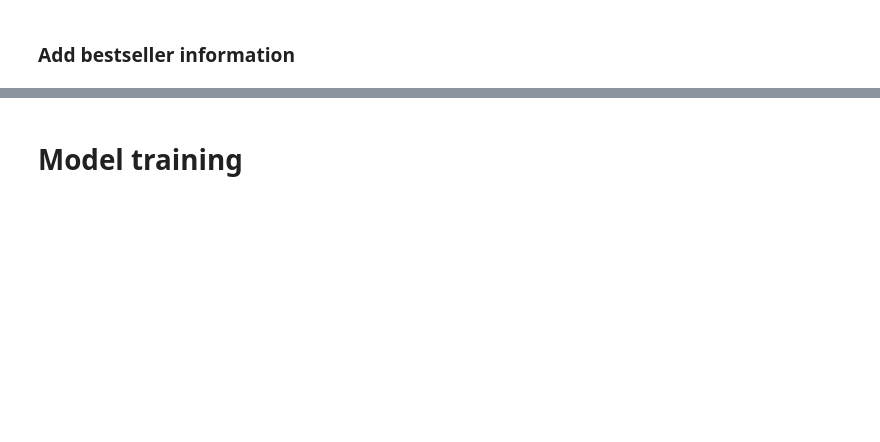
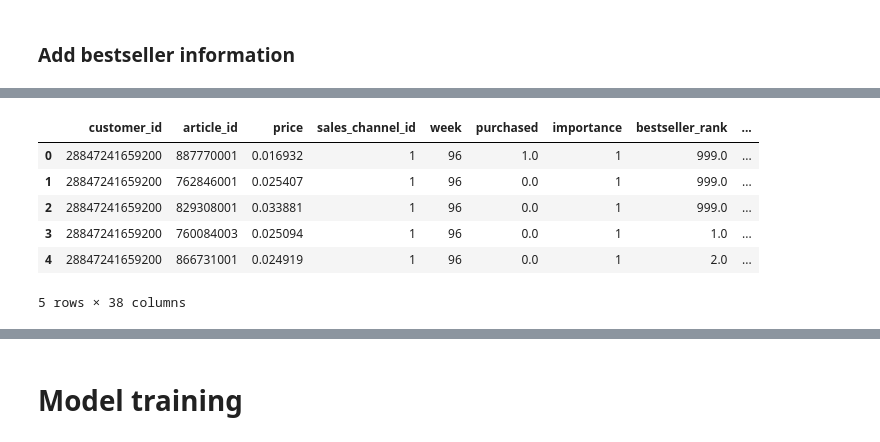
Before and after one commit to LienM/ai-project-22-23, a Jupyter notebook: RobbeLauwers/lecture6_part2.ipynb, the cells around one changed output, grey strips where cells are left out. Saved outputs shown, nothing was run; the diff lists cells and outputs as text; code cells hidden in the pictures; blank space fills up the shorter version.

```diff
--- a/RobbeLauwers/lecture6_part2.ipynb
+++ b/RobbeLauwers/lecture6_part2.ipynb
@@ -290,8 +508,18 @@ bestsellers_previous_week.head()
 # %% [markdown]
 ### Add bestseller information
 # %%
-# van echte transacties: bestseller onbekend, check candidates om te kijken of er toen wel bestseller rank was. Zo nee, vul later met fillna
-data = pd.merge(
+# Van echte transacties: bestseller onbekend, check candidates om te kijken of er toen wel bestseller rank was. Zo nee, vul later met fillna
+if bestsellerFiller is None:
+    full_bestsellers_previous_week = sales_nohead.copy(deep=True)
+    full_bestsellers_previous_week.week += 1
+    data = pd.merge(
+        data,
+        sales_nohead[['week', 'article_id', 'bestseller_rank']],
+        on=['week', 'article_id'],
+        how='left'
+    )
+else:
+    data = pd.merge(
     data,
     bestsellers_previous_week[['week', 'article_id', 'bestseller_rank']],
     on=['week', 'article_id'],
@@ -316,26 +550,13 @@ data = pd.merge(data, customers, on='customer_id', how='left')
 # Sorteer eerst op week, dan per week op customer
 data.sort_values(['week', 'customer_id'], inplace=True)
 data.reset_index(drop=True, inplace=True)
-# %%
-columns_to_use = ['article_id', 'product_type_no', 'graphical_appearance_no', 'colour_group_code', 'perceived_colour_value_id',
-'perceived_colour_master_id', 'department_no', 'index_code',
-'index_group_no', 'section_no', 'garment_group_no', 'FN', 'Active',
-'club_member_status', 'fashion_news_frequency', 'age', 'postal_code', 'bestseller_rank','importance']
-
-import itertools
-new_features = dict()
-# article_features = ['product_type_no','graphical_appearance_no','colour_group_code','perceived_colour_value_id','perceived_colour_master_id', 'department_no', 'index_code','index_group_no', 'section_no', 'garment_group_no']
-article_features = ['index_group_no','graphical_appearance_no','perceived_colour_value_id','garment_group_no']
-for feature_column in article_features:
-    new_features["amount_of_(" + feature_column + ")"] = [feature_column]
-for double_features in itertools.combinations(article_features,2):
-    new_features["amount_of_(" + double_features[0] + "_" + double_features[1] + ")"] = [double_features[0],double_features[1]]
-
-for feature_name,partial_columns in new_features.items():
-    time_start = time.time()
-    # columns_to_use.append(feature_name)
-    columns_to_use.append(feature_name+"_rank")
-    df_with_customer_id_and_features_and_count_and_rank = get_purchase_rank_df_of_attributes(transactions_full[transactions_full.week != test_week],articles,partial_columns,feature_name)
-    # df_with_customer_id_and_features_and_count_and_rank = get_purchase_rank_df_of_attributes(transactions[transactions.week != test_week],articles,partial_columns,feature_name)
-    data = pd.merge(data,df_with_customer_id_and_features_and_count_and_rank,on=(["customer_id"] + partial_columns),how="left")
-    print(feature_name +  str(time.time() - time_start))
+# %%
+data.head()
+# %% [output]
+|  | customer_id | article_id | price | sales_channel_id | week | purchased | importance | bestseller_rank | ... |
+| 0 | 28847241659200 | 887770001 | 0.016932 | 1 | 96 | 1.0 | 1 | 999.0 | ... |
+| 1 | 28847241659200 | 762846001 | 0.025407 | 1 | 96 | 0.0 | 1 | 999.0 | ... |
+| 2 | 28847241659200 | 829308001 | 0.033881 | 1 | 96 | 0.0 | 1 | 999.0 | ... |
+| 3 | 28847241659200 | 760084003 | 0.025094 | 1 | 96 | 0.0 | 1 | 1.0 | ... |
+| 4 | 28847241659200 | 866731001 | 0.024919 | 1 | 96 | 0.0 | 1 | 2.0 | ... |
+5 rows × 38 columns
```
Also changed, not shown: parts of 32 cells of this notebook, 1 other file.
